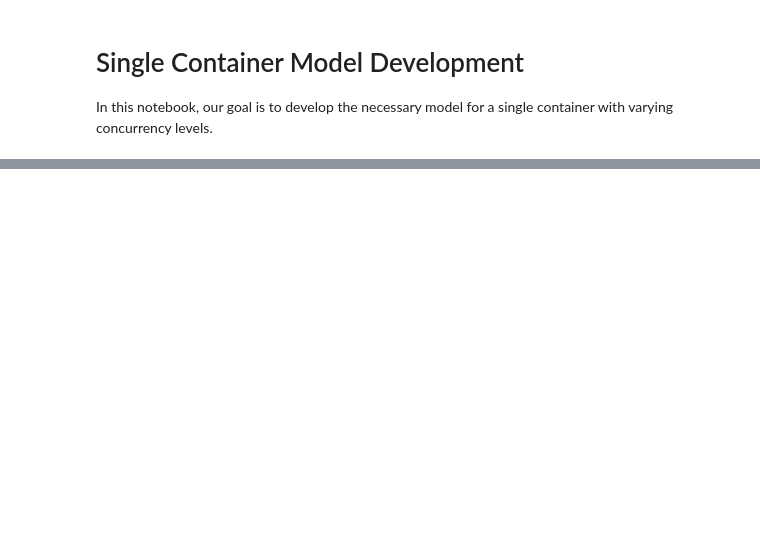
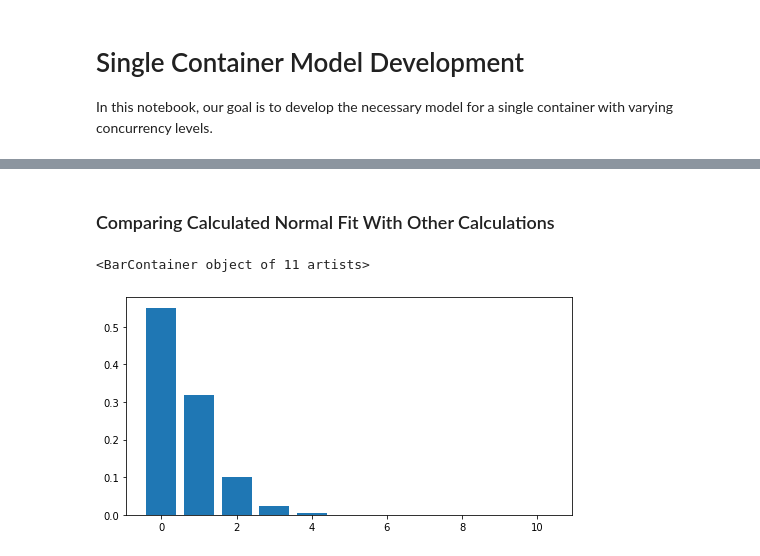
Before and after one commit to pacslab/conc-value-perf-modelling, a Jupyter notebook: model/01-container-model.ipynb, the cells around one changed output, grey strips where cells are left out. Drawn from its saved outputs; the diff is of its cells as text; code cells hidden in the pictures; blank space fills up the shorter version.

```diff
--- a/model/01-container-model.ipynb
+++ b/model/01-container-model.ipynb
@@ -155,0 +167,9 @@ Concurrency: 0.6161040935667044(avg) +- ?(std)
+# %% [markdown]
+### Comparing Calculated Normal Fit With Other Calculations
+# %%
+# plot initial values
+plt.figure(figsize=(8,4))
+plt.bar(req_df['req_count'], req_df['req_count_prob'])
+# %% [output]
+<BarContainer object of 11 artists>
+[figure, added]
```
Also changed, not shown: parts of 7 cells of this notebook, 1 other file.
